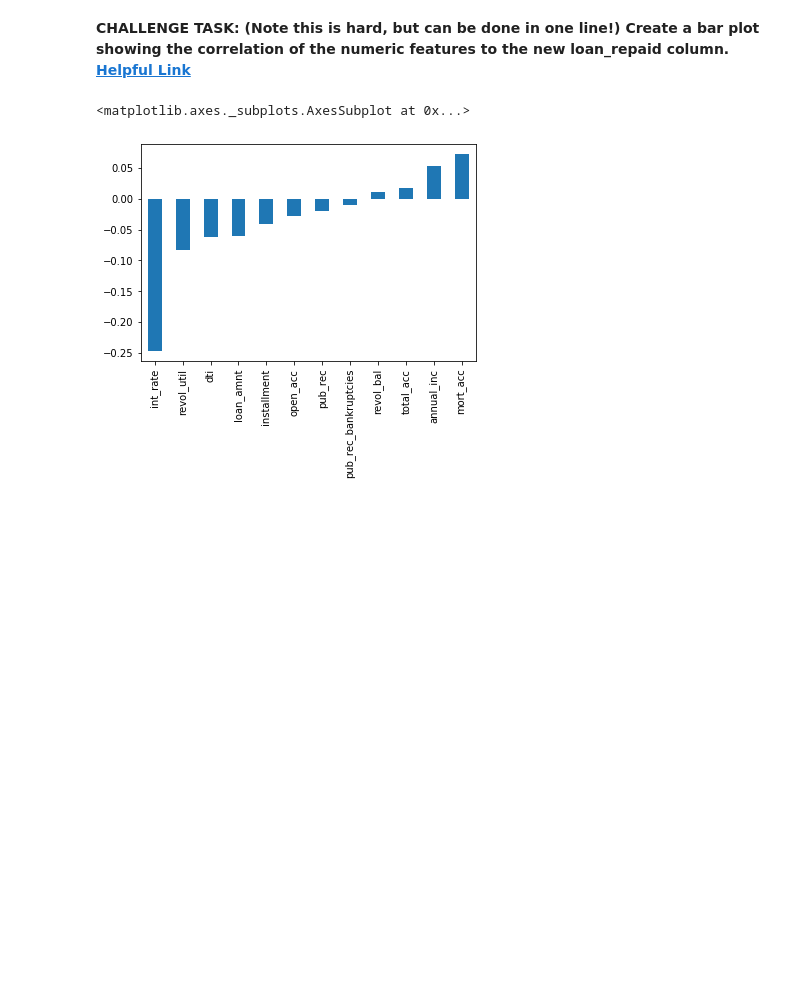
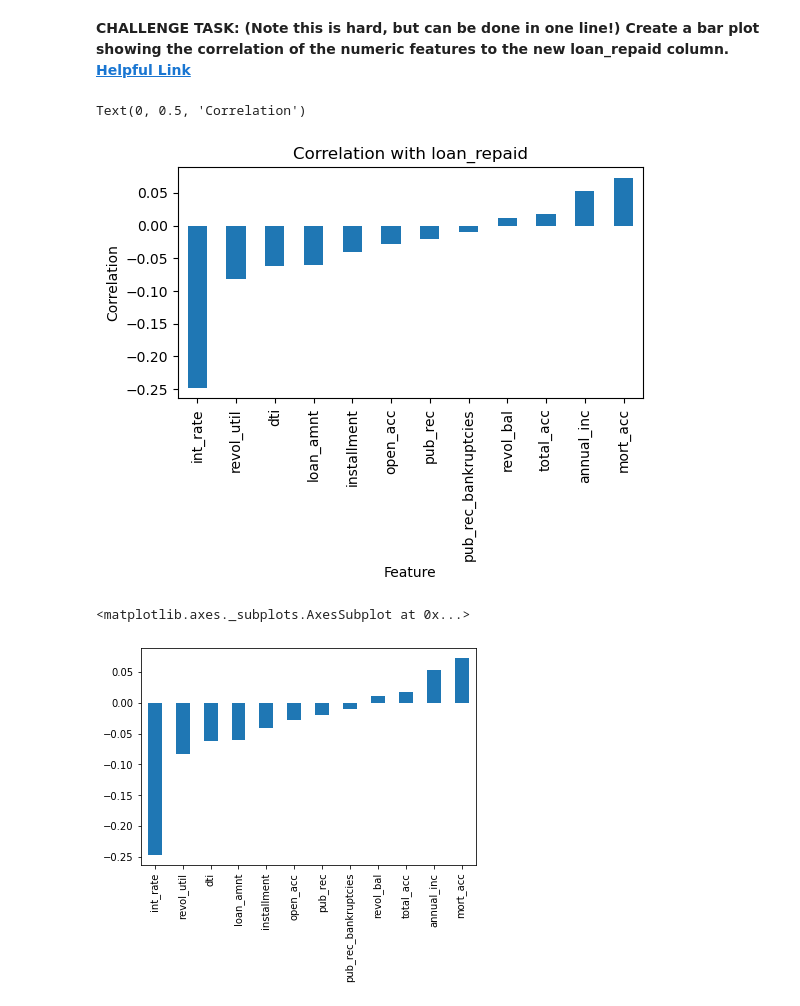
Before and after one commit to tylercoen/python, a Jupyter notebook: Python for Data Science and Machine Learning Bootcamp/Neural Nets and Deep Learning/03-Keras-Project-Exercise.ipynb, the cells around one changed output. Drawn from its saved outputs; the diff is of its cells as text; code cells hidden in the pictures; blank space fills up the shorter version.

```diff
--- a/Python for Data Science and Machine Learning Bootcamp/Neural Nets and Deep Learning/03-Keras-Project-Exercise.ipynb
+++ b/Python for Data Science and Machine Learning Bootcamp/Neural Nets and Deep Learning/03-Keras-Project-Exercise.ipynb
@@ -495,0 +423,2 @@ array(['Fully Paid', 'Charged Off'], dtype=object)
+# %%
+df['loan_repaid'] = df['loan_status'].apply(lambda x: 1 if x == "Fully Paid" else 0)
@@ -500,3 +455,15 @@ array(['Fully Paid', 'Charged Off'], dtype=object)
+# %%
+columns_to_correlate = ['int_rate', 'revol_util', 'dti', 'loan_amnt', 'installment', 'open_acc', 'pub_rec',
+                         'pub_rec_bankruptcies', 'revol_bal', 'total_acc', 'annual_inc', 'mort_acc']
+
+correlation_result = df[columns_to_correlate + ['loan_repaid']].corr()['loan_repaid'].drop('loan_repaid')
+correlation_result.plot(kind='bar', figsize=(6, 3))
+plt.title('Correlation with loan_repaid')
+plt.xlabel('Feature')
+plt.ylabel('Correlation')
+# %% [output]
+Text(0, 0.5, 'Correlation')
+[figure, added]
 # %%
 # %% [output]
 <matplotlib.axes._subplots.AxesSubplot at 0x...>
```
Also changed, not shown: parts of 37 cells of this notebook.
